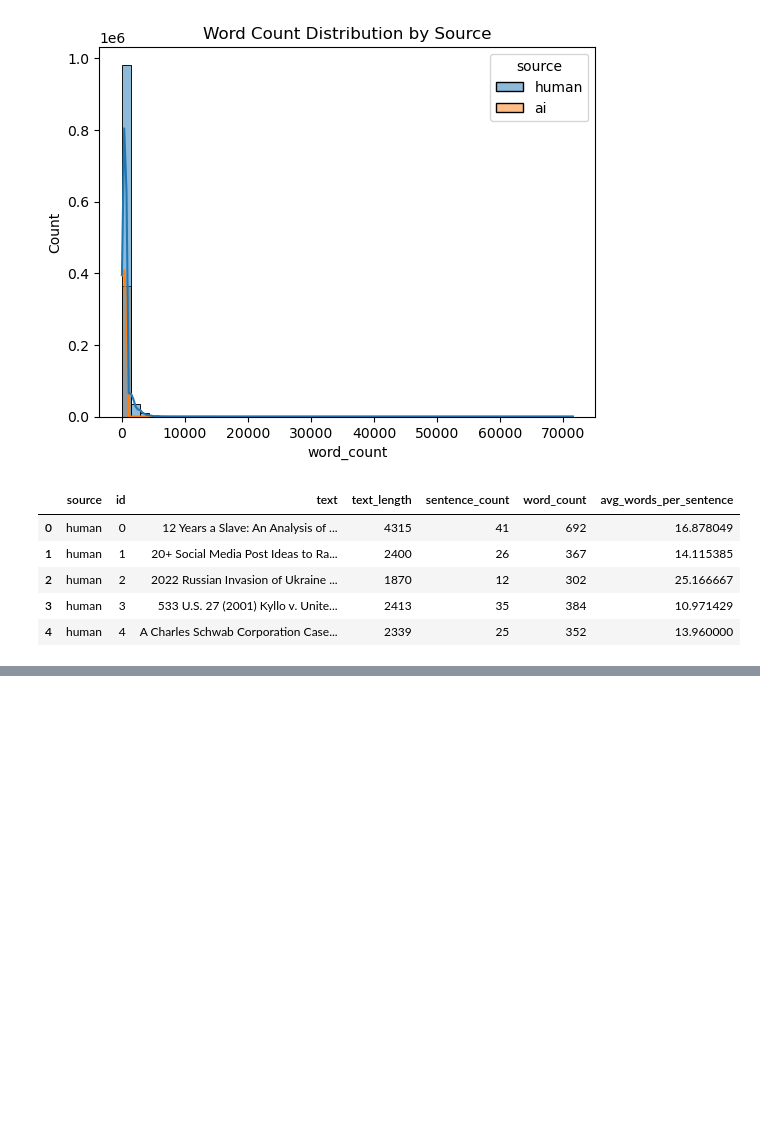
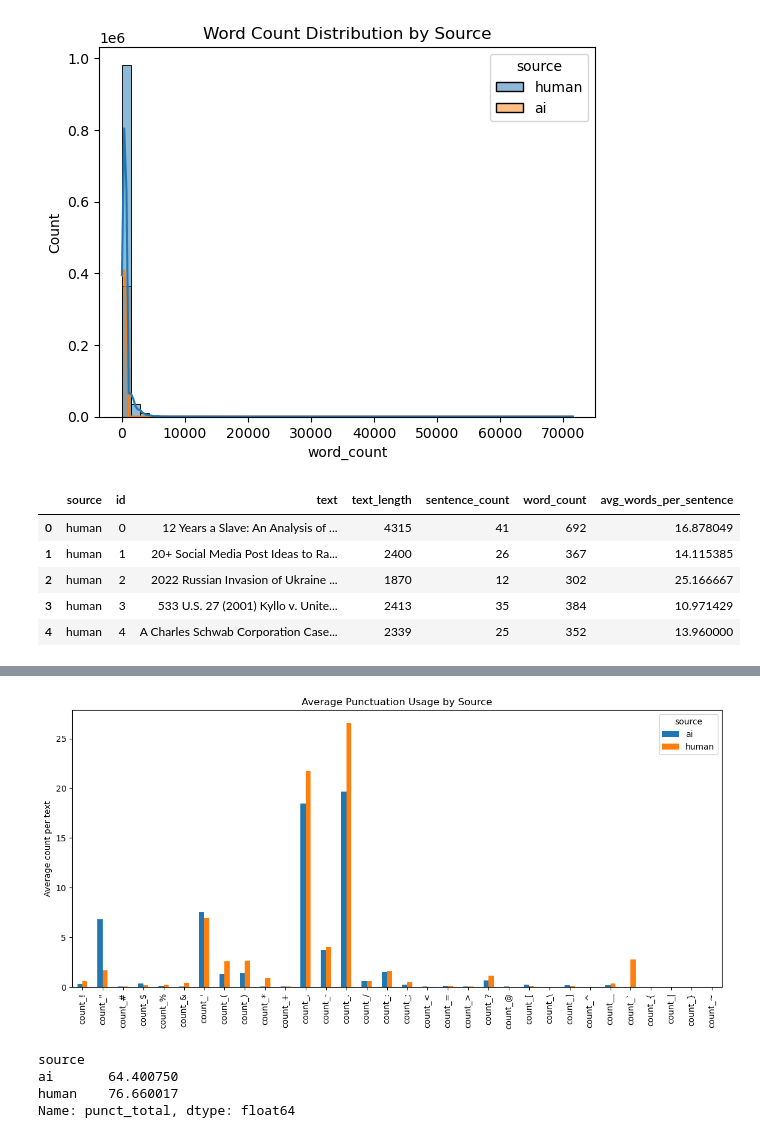
Before and after one commit to Dolev-Rapaport/ai_detection, a Jupyter notebook: main_notebook.ipynb, the cells around one changed output, grey strips where cells are left out. Saved outputs shown, nothing was run; the diff lists cells and outputs as text; code cells hidden in the pictures; blank space fills up the shorter version.

```diff
--- a/main_notebook.ipynb
+++ b/main_notebook.ipynb
@@ -174,3 +175,11 @@ df.head()
 | 2 | human | 2 | 2022 Russian Invasion of Ukraine ... | 1870 | 12 | 302 | 25.166667 |
 | 3 | human | 3 | 533 U.S. 27 (2001) Kyllo v. Unite... | 2413 | 35 | 384 | 10.971429 |
 | 4 | human | 4 | A Charles Schwab Corporation Case... | 2339 | 25 | 352 | 13.960000 |
+# %%
+human_df = df[df["source"] == "human"].sample(n=300000, random_state=42)
+ai_df    = df[df["source"] == "ai"].sample(n=300000, random_state=42)
+
+# Combine them
+balanced_df = pd.concat([human_df, ai_df]).reset_index(drop=True)
+
+print(balanced_df["source"].value_counts())
@@ -176,0 +191,6 @@ df.head()
+# %%
+punctuations = string.punctuation  # !"#$%&'()*+,-./:;<=>?@[\]^_`{|}~
+
+# Count occurrences of each punctuation in every text
+for p in punctuations:
+    balanced_df[f"count_{p}"] = balanced_df["text"].str.count(re.escape(p))
@@ -176,0 +219,3 @@ df.head()
+# %%
+punct_avg = balanced_df.groupby("source")[[col for col in balanced_df.columns if col.startswith("count_")]].mean().T
+print(punct_avg)
@@ -176,0 +240,16 @@ df.head()
+# %%
+punct_avg.plot(kind="bar", figsize=(14,6))
+plt.title("Average Punctuation Usage by Source")
+plt.ylabel("Average count per text")
+plt.show()
+# %% [output]
+[figure, added]
+# %%
+balanced_df["punct_total"] = balanced_df["text"].apply(lambda x: len(re.findall(rf"[{re.escape(string.punctuation)}]", str(x))))
+avg_punct = balanced_df.groupby("source")["punct_total"].mean()
+print(avg_punct)
+# %% [output]
+source
+ai       64.400750
+human    76.660017
+Name: punct_total, dtype: float64
```
Also changed, not shown: parts of 7 cells of this notebook.
